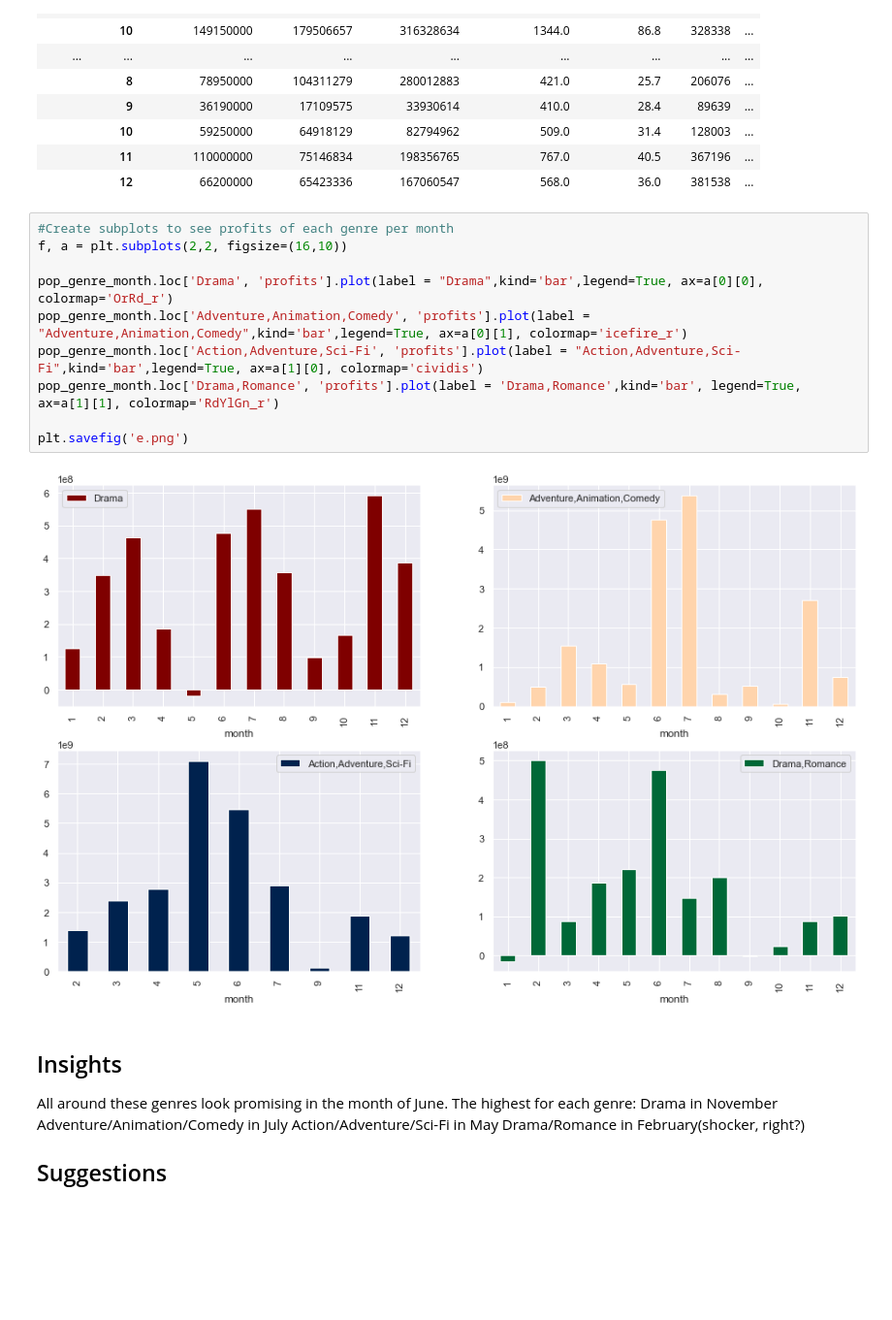
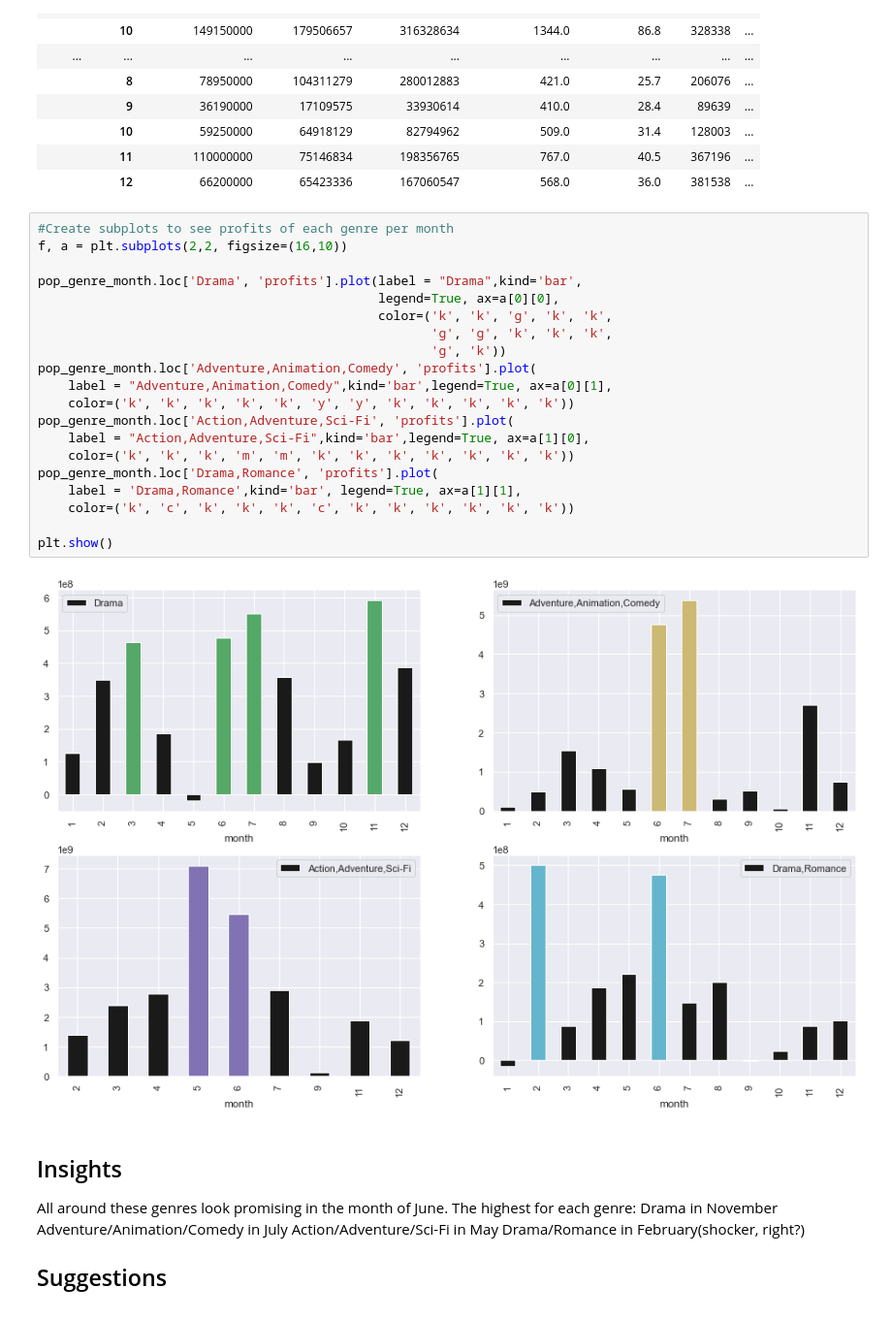
Before and after one commit to halmonchaquayla/dsc-phase-1-project, a Jupyter notebook: Project1.ipynb, the cells around one changed output. Shown at 97% size. Saved outputs shown, nothing was run; the diff lists cells and outputs as text; blank space fills up the shorter version.

```diff
--- a/Project1.ipynb
+++ b/Project1.ipynb
@@ -488,15 +488,25 @@ pop_genre_month
 # %%
 #Create subplots to see profits of each genre per month
 f, a = plt.subplots(2,2, figsize=(16,10))
 
-pop_genre_month.loc['Drama', 'profits'].plot(label = "Drama",kind='bar',legend=True, ax=a[0][0], colormap='OrRd_r')
-pop_genre_month.loc['Adventure,Animation,Comedy', 'profits'].plot(label = "Adventure,Animation,Comedy",kind='bar',legend=True, ax=a[0][1], colormap='icefire_r')
-pop_genre_month.loc['Action,Adventure,Sci-Fi', 'profits'].plot(label = "Action,Adventure,Sci-Fi",kind='bar',legend=True, ax=a[1][0], colormap='cividis')
-pop_genre_month.loc['Drama,Romance', 'profits'].plot(label = 'Drama,Romance',kind='bar', legend=True, ax=a[1][1], colormap='RdYlGn_r')
+pop_genre_month.loc['Drama', 'profits'].plot(label = "Drama",kind='bar',
+                                             legend=True, ax=a[0][0],
+                                             color=('k', 'k', 'g', 'k', 'k',
+                                                    'g', 'g', 'k', 'k', 'k',
+                                                    'g', 'k'))
+pop_genre_month.loc['Adventure,Animation,Comedy', 'profits'].plot(
+    label = "Adventure,Animation,Comedy",kind='bar',legend=True, ax=a[0][1],
+    color=('k', 'k', 'k', 'k', 'k', 'y', 'y', 'k', 'k', 'k', 'k', 'k'))
+pop_genre_month.loc['Action,Adventure,Sci-Fi', 'profits'].plot(
+    label = "Action,Adventure,Sci-Fi",kind='bar',legend=True, ax=a[1][0],
+    color=('k', 'k', 'k', 'm', 'm', 'k', 'k', 'k', 'k', 'k', 'k', 'k'))
+pop_genre_month.loc['Drama,Romance', 'profits'].plot(
+    label = 'Drama,Romance',kind='bar', legend=True, ax=a[1][1],
+    color=('k', 'c', 'k', 'k', 'k', 'c', 'k', 'k', 'k', 'k', 'k', 'k'))
 
-plt.savefig('e.png')
+plt.show()
 # %% [output]
-[figure, old version]
+[figure, new version]
 # %% [markdown]
 ## Insights
 All around these genres look promising in the month of June. The highest for each genre:
```
Also changed, not shown: parts of 4 cells of this notebook, 7 other files.
